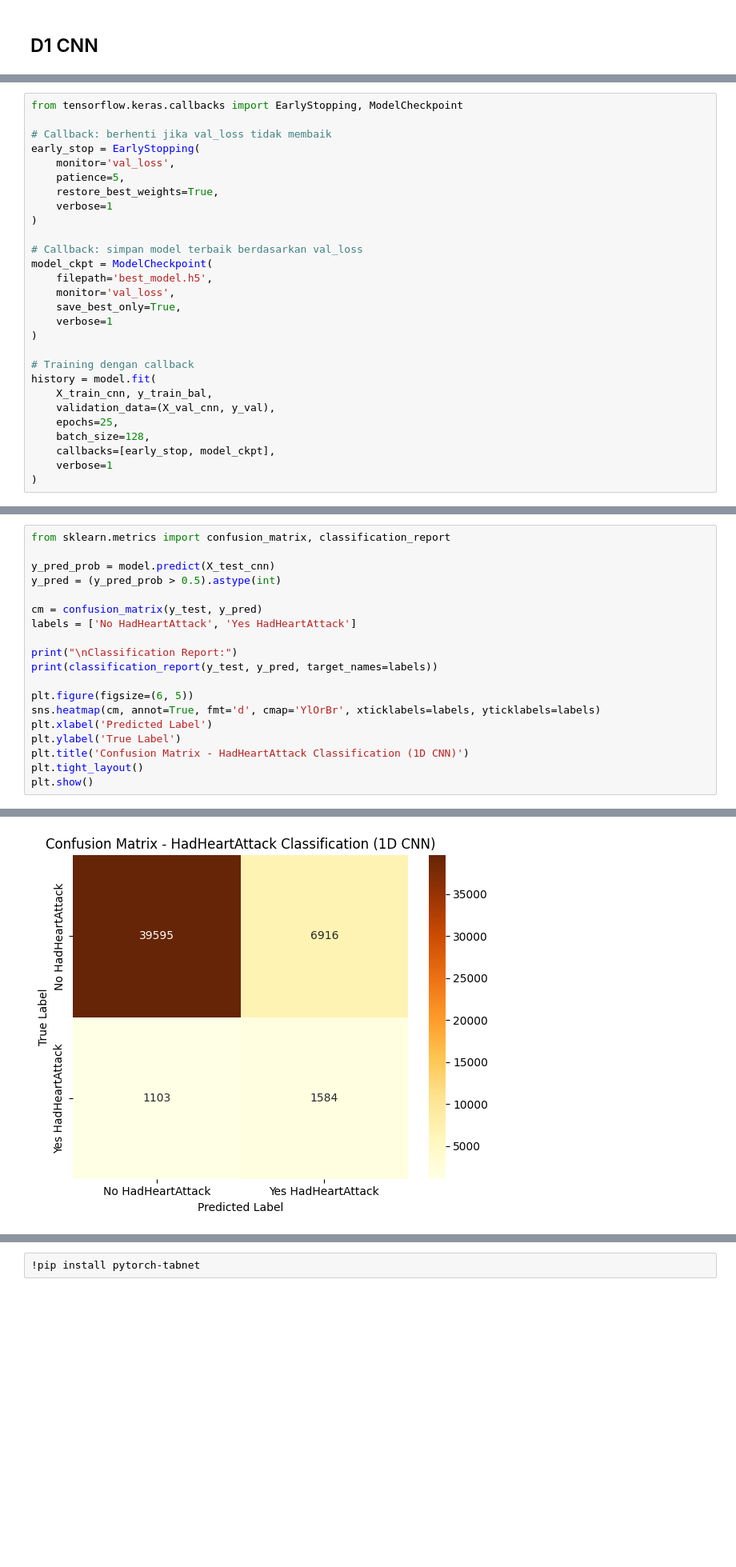
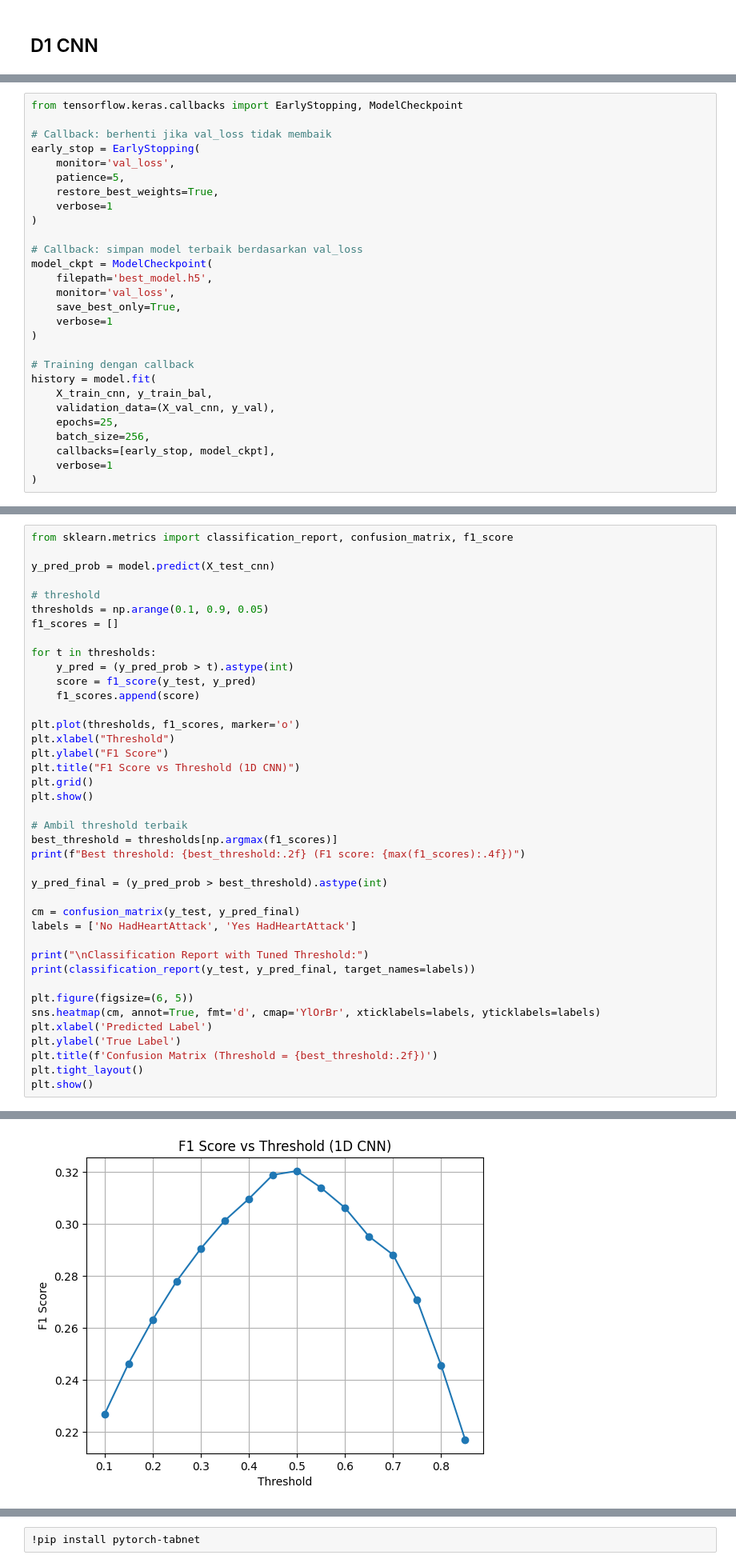
Before and after one commit to retnnoo/HadHeartAttack-diagnosis-model, a Jupyter notebook: had-heart-attack-classification-model.ipynb, the cells around one changed output, grey strips where cells are left out. Shown at 80% size. Saved outputs shown, nothing was run; the diff lists cells and outputs as text; blank space fills up the shorter version.

Commit message:
Kaggle Notebook | HadHeartAttack_Classification_Model | Version 3

```diff
--- a/had-heart-attack-classification-model.ipynb
+++ b/had-heart-attack-classification-model.ipynb
@@ -619,7 +642,7 @@ history = model.fit(
     X_train_cnn, y_train_bal,
     validation_data=(X_val_cnn, y_val),
     epochs=25,
-    batch_size=128,
+    batch_size=256,
     callbacks=[early_stop, model_ckpt],
     verbose=1
 )
@@ -686,20 +701,41 @@ Test AUC: 0.8173
 # %%
-from sklearn.metrics import confusion_matrix, classification_report
+from sklearn.metrics import classification_report, confusion_matrix, f1_score
 
 y_pred_prob = model.predict(X_test_cnn)
-y_pred = (y_pred_prob > 0.5).astype(int)
 
-cm = confusion_matrix(y_test, y_pred)
+# threshold
+thresholds = np.arange(0.1, 0.9, 0.05)
+f1_scores = []
+
+for t in thresholds:
+    y_pred = (y_pred_prob > t).astype(int)
+    score = f1_score(y_test, y_pred)
+    f1_scores.append(score)
+
+plt.plot(thresholds, f1_scores, marker='o')
+plt.xlabel("Threshold")
+plt.ylabel("F1 Score")
+plt.title("F1 Score vs Threshold (1D CNN)")
+plt.grid()
+plt.show()
+
+# Ambil threshold terbaik
+best_threshold = thresholds[np.argmax(f1_scores)]
+print(f"Best threshold: {best_threshold:.2f} (F1 score: {max(f1_scores):.4f})")
+
+y_pred_final = (y_pred_prob > best_threshold).astype(int)
+
+cm = confusion_matrix(y_test, y_pred_final)
 labels = ['No HadHeartAttack', 'Yes HadHeartAttack']
 
-print("\nClassification Report:")
-print(classification_report(y_test, y_pred, target_names=labels))
+print("\nClassification Report with Tuned Threshold:")
+print(classification_report(y_test, y_pred_final, target_names=labels))
 
 plt.figure(figsize=(6, 5))
 sns.heatmap(cm, annot=True, fmt='d', cmap='YlOrBr', xticklabels=labels, yticklabels=labels)
 plt.xlabel('Predicted Label')
 plt.ylabel('True Label')
-plt.title('Confusion Matrix - HadHeartAttack Classification (1D CNN)')
+plt.title(f'Confusion Matrix (Threshold = {best_threshold:.2f})')
 plt.tight_layout()
 plt.show()
 # %% [output]
@@ -717 +743 @@ Yes HadHeartAttack       0.19      0.59      0.28      2687
-[figure, old version]
+[figure, new version]
```
Also changed, not shown: parts of 13 cells of this notebook.
